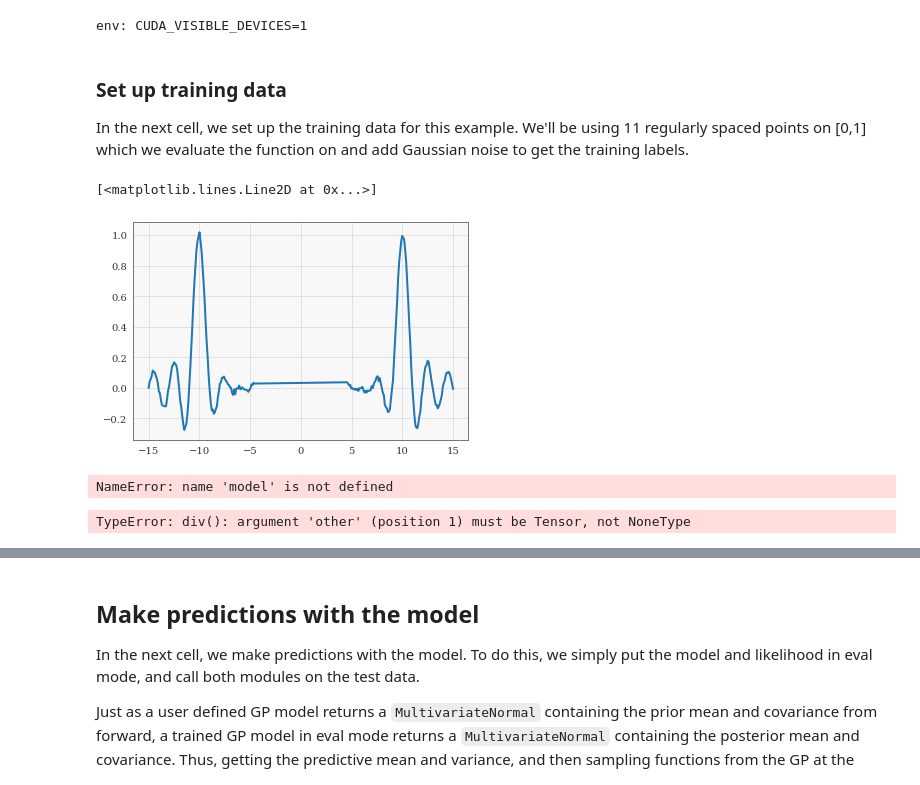
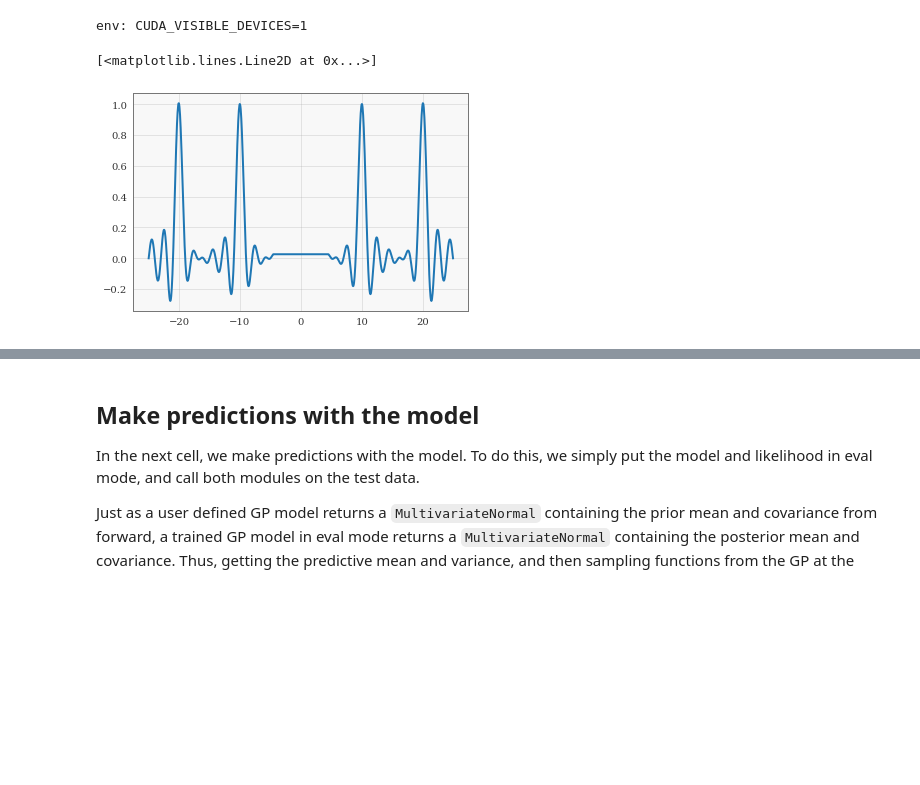
Before and after one commit to cornellius-gp/gpytorch, a Jupyter notebook: examples/01_Simple_GP_Regression/NS_Spectral_AF_Kernel_NS_Function.ipynb, the cells around one changed output, grey strips where cells are left out. Drawn from its saved outputs; the diff is of its cells as text; code cells hidden in the pictures; blank space fills up the shorter version.

```diff
--- a/examples/01_Simple_GP_Regression/NS_Spectral_AF_Kernel_NS_Function.ipynb
+++ b/examples/01_Simple_GP_Regression/NS_Spectral_AF_Kernel_NS_Function.ipynb
@@ -27,7 +27,3 @@ torch.set_default_dtype(torch.float64)
 %autoreload 2
 # %% [output]
 env: CUDA_VISIBLE_DEVICES=1
-# %% [markdown]
-### Set up training data
-
-In the next cell, we set up the training data for this example. We'll be using 11 regularly spaced points on [0,1] which we evaluate the function on and add Gaussian noise to get the training labels.
@@ -37,60 +30,42 @@ In the next cell, we set up the training data for this example. We'll be using 1
 # %%
 import numpy as np
 
-# X = torch.from_numpy(data['X']).cuda()
-# y = torch.from_numpy(data['y']).squeeze().cuda()
-# n_train = 85
+sinc = lambda x: torch.sin(np.pi * x) / (np.pi * x)
+xmin=-25.
+xmax=25.
 
-# # train_x = X[:n_train]
-# # train_y = y[:n_train]
-# # rest_x = X[n_train:]
-# # rest_y = y[n_train:]
+N = 1000
+full_x = torch.linspace(xmin, xmax, N)
 
-sinc = lambda x: torch.sin(np.pi * x) / (np.pi * x)
-xmin=-15.
-xmax=15.
-full_x = torch.linspace(xmin, xmax, 300)
+full_y = sinc(full_x + 10.) + sinc(full_x) + sinc(full_x - 10.) + sinc(full_x - 20.) + sinc(full_x + 20.) # + 0.0001 * torch.randn(N)
 
-full_y = sinc(full_x + 10.) + sinc(full_x) + sinc(full_x - 10.) + 0.01 * torch.randn(300)
+
+min_ = full_x.min()
+max_ = full_x.max()
 
 test_indices = (full_x > -4.5) * (full_x < 4.5)
+
+# full_x = (full_x - min_) / (max_ - min_)
+
 
 train_x = full_x[~test_indices]
 train_y = full_y[~test_indices]
 
 test_x = full_x[test_indices]
 test_y = full_y[test_indices]
 
-# train_y = torch.sin(train_x * (3 * math.pi)) + torch.sin(train_x * (2 * math.pi)) + torch.sin(train_x * (math.pi))
-# train_y = train_y * train_x
-# # # # train_y = torch.sin(train_x * (2 * math.pi)) + 0.1 * torch.randn(train_x.size()).cuda()
-# train_y = train_y.squeeze(-1).cuda()
-# train_y = train_y + train_x.squeeze()
-# train_y = train_y + 0.2 * torch.randn(train_x.squeeze(-1).size()).cuda()
-
 train_x = train_x.cuda().unsqueeze(-1)
 train_y = train_y.cuda()
 test_x = test_x.cuda().unsqueeze(-1)
 test_y = test_y.cuda()
 
+
 plt.plot(train_x.squeeze().cpu(), train_y.squeeze().cpu())
 # %% [output]
 [<matplotlib.lines.Line2D at 0x...>]
-[figure, old version]
+[figure, new version]
-# %%
-list(model.model.named_parameters_and_constraints())
-# %% [output]
-NameError: name 'model' is not defined
 # %%
-from botorch.models import SingleTaskGP
 from botorch.fit import fit_gpytorch_model
 from gpytorch.kernels import ScaleKernel
-from gpytorch.kernels.spectral_autoregressive_flow_kernel import RFNSSpectralNFKernel
+from gpytorch.kernels.spectral_autoregressive_flow_kernel import RFNSSpectralNFKernel, RFNSSpectralDeltaKernel
 from gpytorch.mlls import ExactMarginalLogLikelihood
-covar_module = ScaleKernel(RFNSSpectralNFKernel(num_dims=train_x.size(-1)))
-
-model = SingleTaskGP(train_x, train_y.unsqueeze(-1), covar_module=covar_module)
-mll = ExactMarginalLogLikelihood(model.likelihood, model)
-fit_gpytorch_model(mll)
-# %% [output]
-TypeError: div(): argument 'other' (position 1) must be Tensor, not NoneType
```
Also changed, not shown: parts of 15 cells of this notebook, 3 other files.
